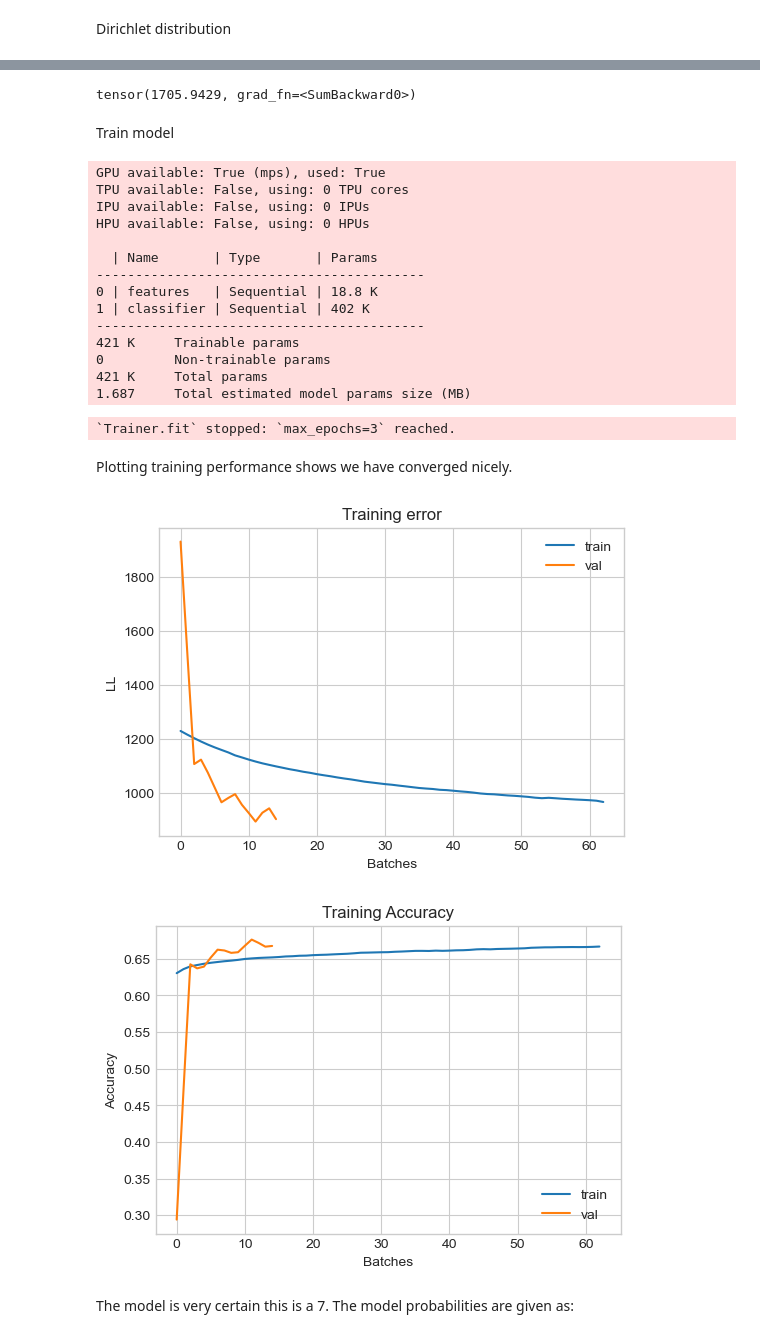
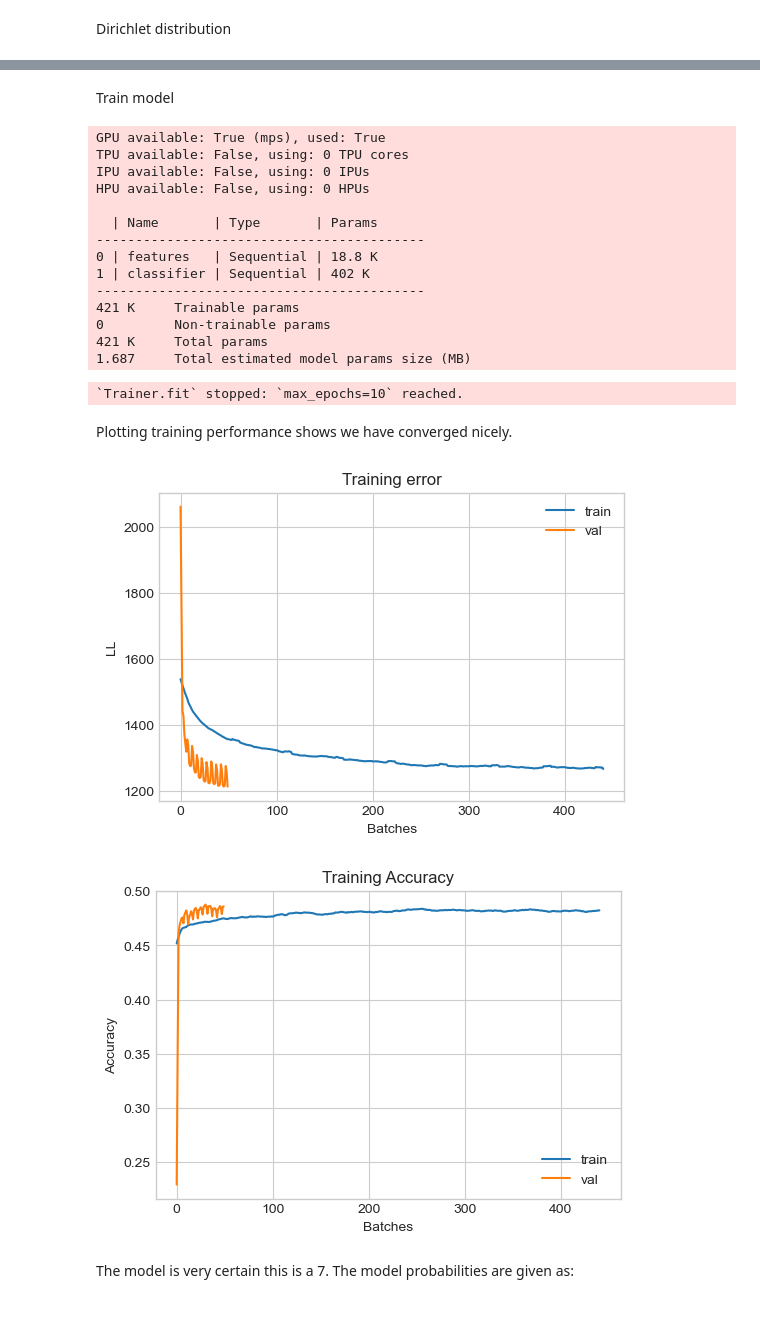
Before and after one commit to stanton119/data-analysis, a Jupyter notebook: neural_networks/unfinished-classification_uncertainty/dirichlet_prior_networks.ipynb, the cells around one changed output, grey strips where cells are left out. Saved outputs shown, nothing was run; the diff lists cells and outputs as text; code cells hidden in the pictures.

```diff
--- a/neural_networks/unfinished-classification_uncertainty/dirichlet_prior_networks.ipynb
+++ b/neural_networks/unfinished-classification_uncertainty/dirichlet_prior_networks.ipynb
@@ -168,7 +168,7 @@ We use a larger batch size as its faster to train. We are not concerned here wit
 # %%
 model = MNISTModel()
 
-trainer = pl.Trainer(max_epochs=3, gpus=1, accelerator="mps")
+trainer = pl.Trainer(max_epochs=3,  accelerator="mps")
 trainer.fit(model, data_module)
 # %% [output]
 GPU available: True (mps), used: True
@@ -334,35 +334,34 @@ tensor([8, 3, 7,  ..., 0, 9, 8])
 # %%
-K = 10  # self.n_classes
+if 0:
+    K = 10  # self.n_classes
 
-# formulation 1
-evidence = nn.ReLU()(logits)
-S = torch.sum(evidence + 1, dim=1)
-b_k = torch.divide(evidence, S.view(-1, 1))
-u = K / S
+    # formulation 1
+    evidence = nn.ReLU()(logits)
+    S = torch.sum(evidence + 1, dim=1)
+    b_k = torch.divide(evidence, S.view(-1, 1))
+    u = K / S
 
-# formulation 2
-evidence = nn.ReLU()(logits)
-alpha = evidence + 1    # concentration parameters of the dirichlet distribution
-S = torch.sum(alpha, dim=1)
-b_k = torch.divide(alpha - 1, S.view(-1, 1))
-u = K / S
+    # formulation 2
+    evidence = nn.ReLU()(logits)
+    alpha = evidence + 1    # concentration parameters of the dirichlet distribution
+    S = torch.sum(alpha, dim=1)
+    b_k = torch.divide(alpha - 1, S.view(-1, 1))
+    u = K / S
 
-torch.sum(b_k, dim=1) + u # all sum correctly to 1
+    torch.sum(b_k, dim=1) + u # all sum correctly to 1
 
-alpha/S.view(-1, 1) # class probabilities
+    alpha/S.view(-1, 1) # class probabilities
 
-# loss function - pdf -> likelihood, given the correct class = 1, all others = 0
-# 1/B(alpha) Prod_i x_i^(alpha_i-1)
+    # loss function - pdf -> likelihood, given the correct class = 1, all others = 0
+    # 1/B(alpha) Prod_i x_i^(alpha_i-1)
 
-# sum over k outcome_k * (log(S) - log(alpha_k))
-(torch.log(S).view(-1, 1) - torch.log(alpha))
-alpha[batch_rotated_labels].shape
+    # sum over k outcome_k * (log(S) - log(alpha_k))
+    (torch.log(S).view(-1, 1) - torch.log(alpha))
+    alpha[batch_rotated_labels].shape
 
-# select alpha values from only the positive class, all others are multiplied by 0 so dont calculate
-alpha_positive = alpha[torch.arange(alpha.size(0)), batch_rotated_labels]
-(torch.log(S) - torch.log(alpha_positive)).sum()
+    # select alpha values from only the positive class, all others are multiplied by 0 so dont calculate
+    alpha_positive = alpha[torch.arange(alpha.size(0)), batch_rotated_labels]
+    (torch.log(S) - torch.log(alpha_positive)).sum()
-# %% [output]
-tensor(1705.9429, grad_fn=<SumBackward0>)
 # %%
 import torch.nn as nn
 
@@ -386,6 +385,7 @@ class DirichletModel(pl.LightningModule):
             nn.Linear(128, n_classes),
         )
 
+        self.n_classes = n_classes
         self.train_log_error = []
         self.train_log_acc = []
         self.val_log_error = []
@@ -406,7 +406,7 @@ class DirichletModel(pl.LightningModule):
 
         # b_k = torch.divide(alpha - 1, S.view(-1, 1))
         # K = self.n_classes
-        # u = K / S
+        u = K / S # uncertainty
 
         return alpha/S.view(-1, 1) # class probabilities
 
@@ -419,7 +419,10 @@ class DirichletModel(pl.LightningModule):
 
     def concentration_to_probs(self, alpha):
         S = torch.sum(alpha, dim=1)
-        return alpha/S.view(-1, 1) # class probabilities
+        K = self.n_classes
+        u = K / S # uncertainty
+
+        return alpha/S.view(-1, 1), u # class probabilities
 
     def training_step(self, batch, batch_idx):
         data, labels = batch
@@ -431,7 +434,7 @@ class DirichletModel(pl.LightningModule):
         self.train_log_error.append(loss.item())
 
         # Calculate training accuracy
-        probs = self.concentration_to_probs(alpha)
+        probs = self.concentration_to_probs(alpha)[0]
         _, predicted = torch.max(probs, 1)
         correct = (predicted == labels).sum().item()
         accuracy = correct / labels.size(0)
@@ -452,7 +455,7 @@ class DirichletModel(pl.LightningModule):
         # loss.detach().numpy()
 
         # Calculate training accuracy
-        probs = self.concentration_to_probs(alpha)
+        probs = self.concentration_to_probs(alpha)[0]
         _, predicted = torch.max(probs, 1)
         correct = (predicted == labels).sum().item()
         accuracy = correct / labels.size(0)
@@ -471,9 +474,9 @@ class DirichletModel(pl.LightningModule):
 # %% [markdown]
 Train model
 # %%
-model_d = DirichletModel()
+model_d = DirichletModel(learning_rate=1e-4)
 
-trainer = pl.Trainer(max_epochs=3, gpus=1, accelerator="mps")
+trainer = pl.Trainer(max_epochs=10, accelerator="mps")
 trainer.fit(model_d, data_module)
 # %% [output]
 GPU available: True (mps), used: True
@@ -490,37 +493,29 @@ HPU available: False, using: 0 HPUs
 0         Non-trainable params
 421 K     Total params
 1.687     Total estimated model params size (MB)
-`Trainer.fit` stopped: `max_epochs=3` reached.
+`Trainer.fit` stopped: `max_epochs=10` reached.
 # %% [markdown]
 Plotting training performance shows we have converged nicely.
 # %%
-import numpy as np
-
-
-def moving_average(x, window_size):
-    """Calculate the moving average of a list using numpy."""
-    return np.convolve(x, np.ones(window_size) / window_size, mode="valid")
-
-
 fig, ax = plt.subplots(figsize=(6, 4))
 ax.plot(moving_average(model_d.train_log_error, 100), label="train")
 ax.plot(moving_average(model_d.val_log_error, 3), label="val")
 ax.set_title(f"Training error")
 ax.set_xlabel("Batches")
 ax.set_ylabel("LL")
 ax.legend()
 fig.show()
 
 fig, ax = plt.subplots(figsize=(6, 4))
 ax.plot(moving_average(model_d.train_log_acc, 100), label="train")
 ax.plot(moving_average(model_d.val_log_acc, 3), label="val")
 ax.set_title(f"Training Accuracy")
 ax.set_xlabel("Batches")
 ax.set_ylabel("Accuracy")
 ax.legend()
 fig.show()
 # %% [output]
-[figure, old version]
+[figure, new version]
-[figure, old version]
+[figure, new version]
 # %% [markdown]
 The model is very certain this is a 7. The model probabilities are given as:
```
Also changed, not shown: parts of 12 cells of this notebook, 4 other files.
